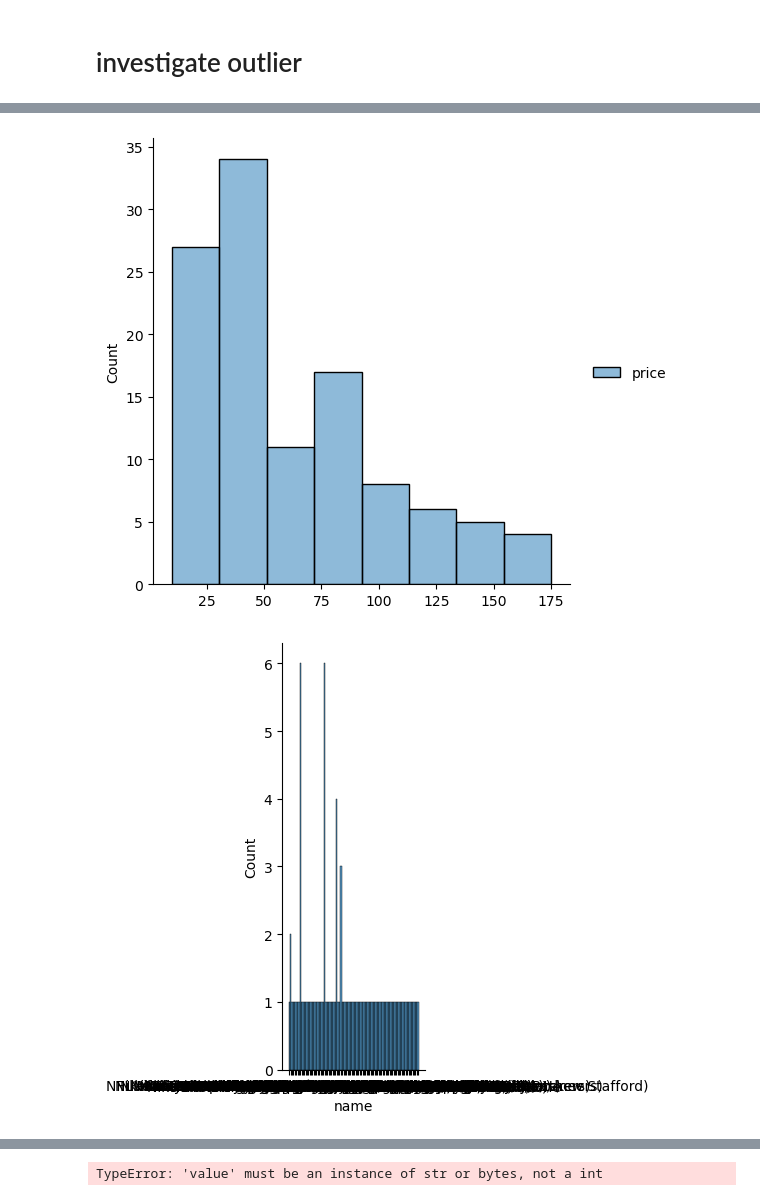
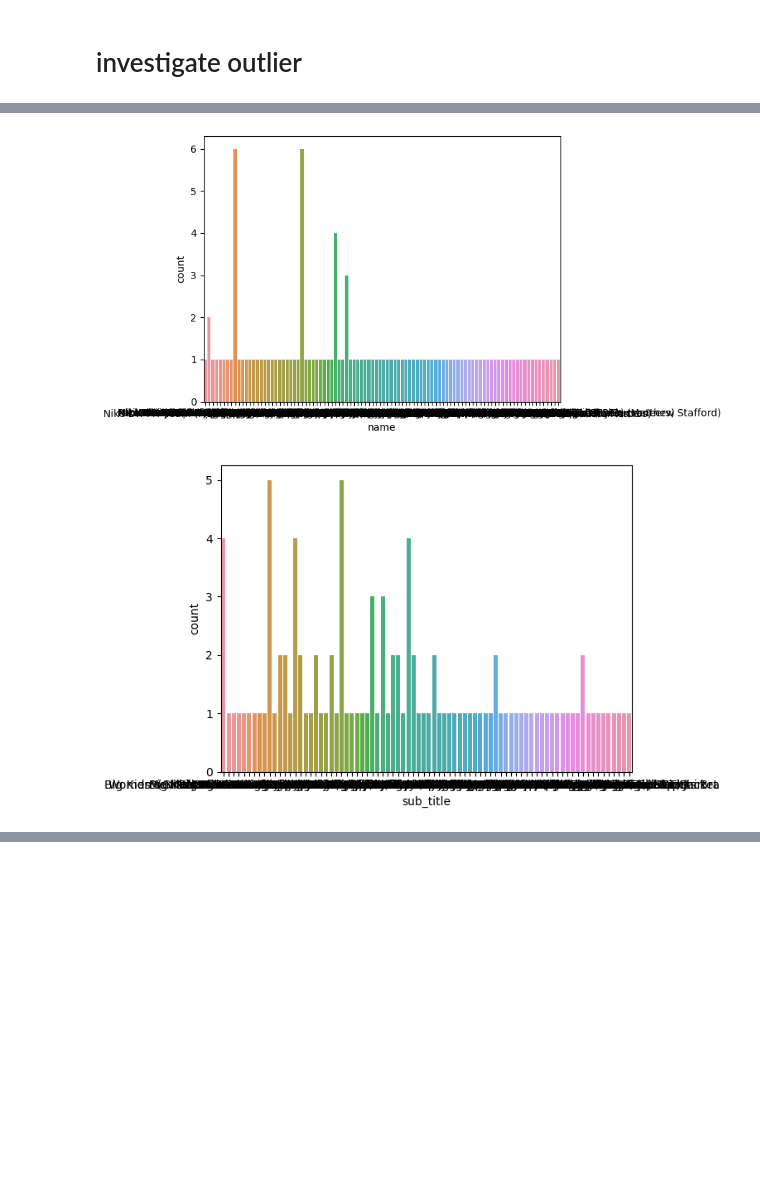
Before and after one commit to brandontnavarrete/tableau-visuals, a Jupyter notebook: nike_working.ipynb, the cells around one changed output, grey strips where cells are left out. Saved outputs shown, nothing was run; the diff lists cells and outputs as text; code cells hidden in the pictures; blank space fills up the shorter version.

```diff
--- a/nike_working.ipynb
+++ b/nike_working.ipynb
@@ -143,8 +144,8 @@ df[df.price == 175]
 # %%
 for column in categorical.columns:
 
-    sns.displot(data = categorical, x = column)
+    sns.countplot(data = categorical, x = column)
     plt.show()
 # %% [output]
-[figure, old version]
+[figure, new version]
-[figure, old version]
+[figure, new version]
@@ -157 +157,0 @@ for column in categorical.columns:
-TypeError: 'value' must be an instance of str or bytes, not a int
```
Also changed, not shown: parts of 15 cells of this notebook.
